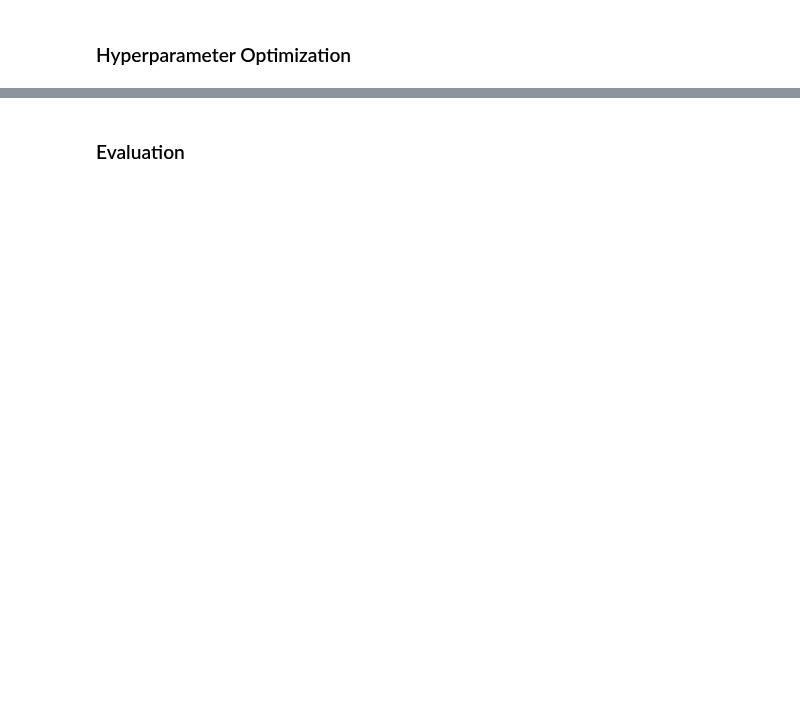
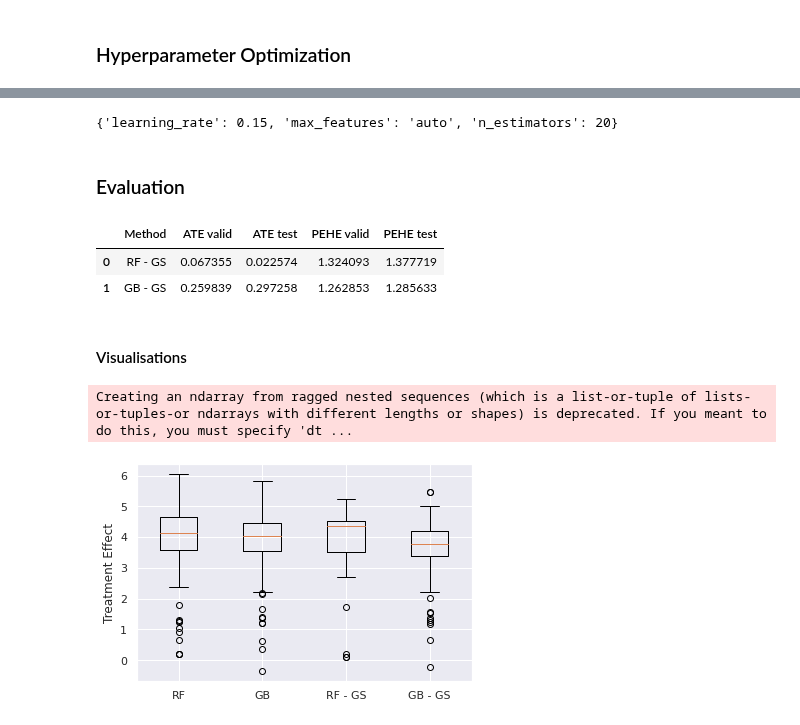
Before and after one commit to PauMarquez99/DataScience-CE888, a Jupyter notebook: Assignments/CE888 Assignment 2/Datasets Notebooks/CE888-Assignment2_IHDP.ipynb, the cells around one changed output, grey strips where cells are left out. Drawn from its saved outputs; the diff is of its cells as text; code cells hidden in the pictures; blank space fills up the shorter version.

```diff
--- a/Assignments/CE888 Assignment 2/Datasets Notebooks/CE888-Assignment2_IHDP.ipynb
+++ b/Assignments/CE888 Assignment 2/Datasets Notebooks/CE888-Assignment2_IHDP.ipynb
@@ -245,7 +245,7 @@ df
 ### Hyperparameter Optimization
 # %%
 # Defines parameter search space for Random Forests.
-params = {"max_leaf_nodes": [10, 20, 30, None], "max_depth": [5, 10, 20, None]}
+params = {"max_leaf_nodes": [10, 20, 30, None], "n_estimators": [5, 15, 20], "max_features": ['auto', 'sqrt'],}
 # %%
 rfGS = GridSearchCV(RandomForestRegressor(), param_grid=params, n_jobs=-1, cv=5)
 
@@ -264,3 +266,29 @@ rfGS.best_params_
+# %%
+# Defines parameter search space for Gradient Boosting.
+params = {"learning_rate": [0.01, 0.025, 0.05, 0.075, 0.1, 0.15, 0.2], "n_estimators": [5, 15, 20], "max_features": ['auto', 'sqrt'],}
+# %%
+gbGS = GridSearchCV(GradientBoostingRegressor(), param_grid=params, n_jobs=-1, cv=5)
+
+# Train on the training data.
+gbGS.fit(np.concatenate([x_train, t_train], axis=1), y_train.flatten())
+
+# Training predictions:
+gbGS_y0_in = gbGS.predict(np.concatenate([x_train, np.zeros_like(t_train)], axis=1))
+gbGS_y1_in = gbGS.predict(np.concatenate([x_train, np.ones_like(t_train)], axis=1))
+
+# Validation predictions (model's generalisation to unseen examples):
+gbGS_y0_out = gbGS.predict(np.concatenate([x_valid, np.zeros_like(t_valid)], axis=1))
+gbGS_y1_out = gbGS.predict(np.concatenate([x_valid, np.ones_like(t_valid)], axis=1))
+
+
+# Compute ITEs
+# ITE = Y_1 - Y_0
+gbGS_te_in = gbGS_y1_in - gbGS_y0_in
+gbGS_te_out = gbGS_y1_out - gbGS_y0_out
+# %%
+gbGS.best_params_
+# %% [output]
+{'learning_rate': 0.15, 'max_features': 'auto', 'n_estimators': 20}
 # %% [markdown]
 ### Evaluation
 # %%
@@ -289,3 +317,18 @@ cols = ['Method', 'ATE valid', 'ATE test', 'PEHE valid', 'PEHE test']
 
 df = pd.DataFrame(results, columns=cols)
 df
+# %% [output]
+|  | Method | ATE valid | ATE test | PEHE valid | PEHE test |
+| 0 | RF - GS | 0.067355 | 0.022574 | 1.324093 | 1.377719 |
+| 1 | GB - GS | 0.259839 | 0.297258 | 1.262853 | 1.285633 |
+# %% [markdown]
+#### Visualisations
+# %%
+plt.figure()
+plt.boxplot([rf_te_out, gb_te_out, rfGS_te_out, gbGS_te_out], labels=['RF', 'GB', 'RF - GS', 'GB - GS'])
+plt.ylabel('Treatment Effect')
+
+plt.show()
+# %% [output]
+Creating an ndarray from ragged nested sequences (which is a list-or-tuple of lists-or-tuples-or ndarrays with different lengths or shapes) is deprecated. If you meant to do this, you must specify 'dt ...
+[figure, added]
```
Also changed, not shown: parts of 6 cells of this notebook.
